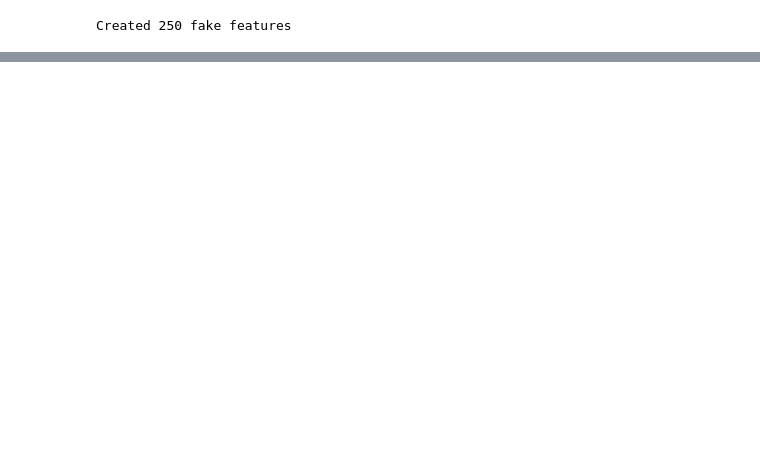
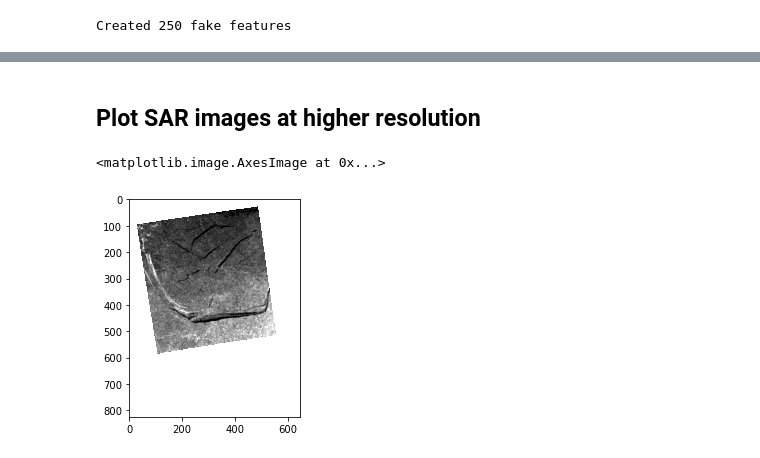
Before and after one commit to tdcwilliams/arktalas-scripts, a Jupyter notebook: python/RS2_drift/detailed_radarsat.ipynb, the cells around one changed output, grey strips where cells are left out. Saved outputs shown, nothing was run; the diff lists cells and outputs as text; code cells hidden in the pictures; blank space fills up the shorter version.

```diff
--- a/python/RS2_drift/detailed_radarsat.ipynb
+++ b/python/RS2_drift/detailed_radarsat.ipynb
@@ -194,3 +233,10 @@ def get_deformation_nodes(x, y, u, v):
     e1, e2, e3 = get_deformation_elems(xt, yt, ut, vt, tri_a)
 
     return e1, e2, e3, tri_a, tri_p, tri.triangles
+# %%
+# image in stereographic projection
+def get_projected_hh(n, dom, **kwargs):
+    n.reproject(dom, addmask=True, **kwargs)
+    hh = np.ma.array(n[1], dtype=float, mask=1-n[2])
+    n.undo()
+    return hh
@@ -308,0 +347,16 @@ Text(0.5, 1.0, 'Shear, %/day')
+# %% [markdown]
+## Plot SAR images at higher resolution
+# %%
+res = 1e3
+xmin, ymin, xmax, ymax = bbox_plot
+ext = '-te %f %f %f %f -tr %f %f' % (xmin, ymin, xmax, ymax, res, res)
+d = Domain(NS_SRS, ext)
+hh1 = get_projected_hh(n1, d, resample_alg=0)
+hh2 = get_projected_hh(n2, d, resample_alg=0)
+# %%
+(vmin,), (vmax,) = Figure(n1[1]).clim_from_histogram(ratio=.9)
+hh = np.ma.array(median_filter(hh1.data, 3), mask=hh1.mask)
+plt.imshow(hh, cmap='gray', vmin=vmin, vmax=vmax)
+# %% [output]
+<matplotlib.image.AxesImage at 0x...>
+[figure, added]
```
Also changed, not shown: parts of 18 cells of this notebook.
